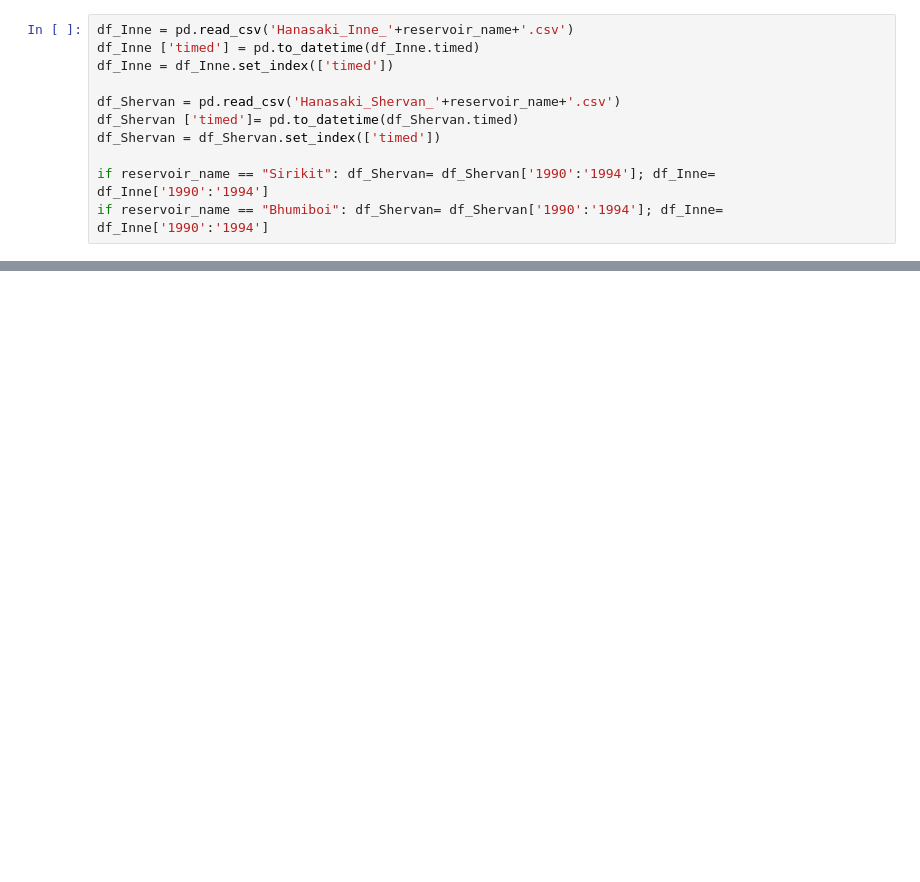
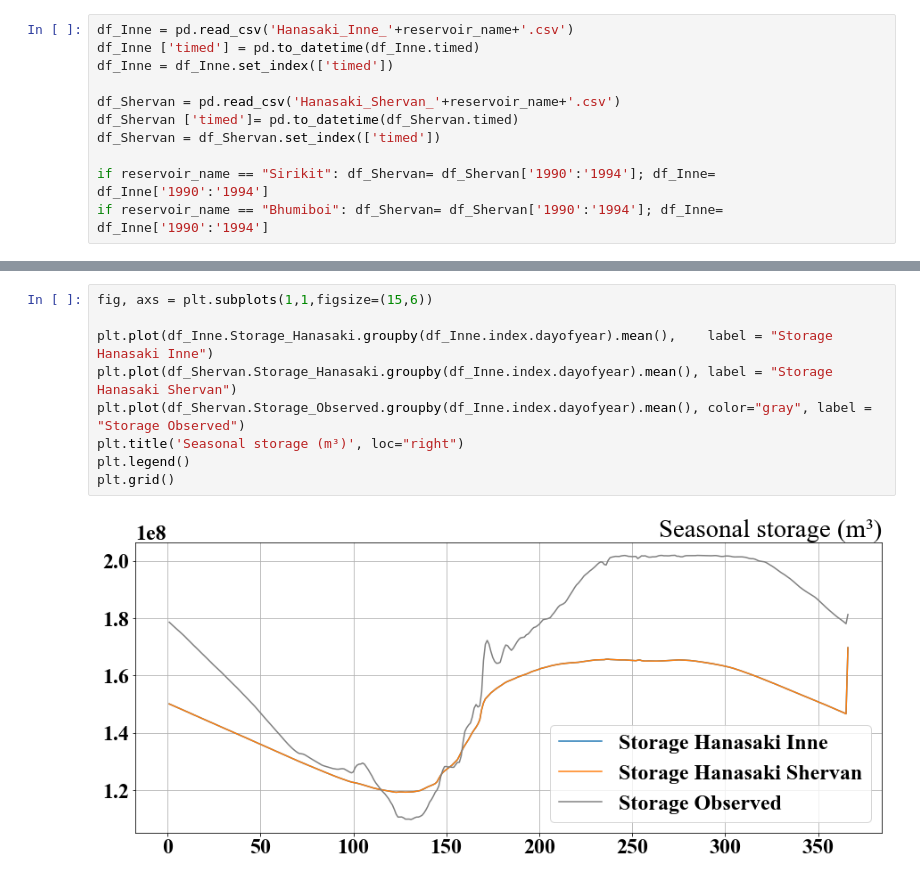
Before and after one commit to ShervanGharari/lake_models_python, a Jupyter notebook: Hanasaki/plotting.ipynb, the cells around one changed output, grey strips where cells are left out. Drawn from its saved outputs; the diff is of its cells as text; blank space fills up the shorter version.

```diff
--- a/Hanasaki/plotting.ipynb
+++ b/Hanasaki/plotting.ipynb
@@ -56,0 +73,11 @@ plt.grid()
+# %%
+fig, axs = plt.subplots(1,1,figsize=(15,6))
+
+plt.plot(df_Inne.Storage_Hanasaki.groupby(df_Inne.index.dayofyear).mean(),    label = "Storage Hanasaki Inne")
+plt.plot(df_Shervan.Storage_Hanasaki.groupby(df_Inne.index.dayofyear).mean(), label = "Storage Hanasaki Shervan")
+plt.plot(df_Shervan.Storage_Observed.groupby(df_Inne.index.dayofyear).mean(), color="gray", label = "Storage Observed")
+plt.title('Seasonal storage (m³)', loc="right")
+plt.legend()
+plt.grid()
+# %% [output]
+[figure, added]
```
Also changed, not shown: parts of 6 cells of this notebook.
